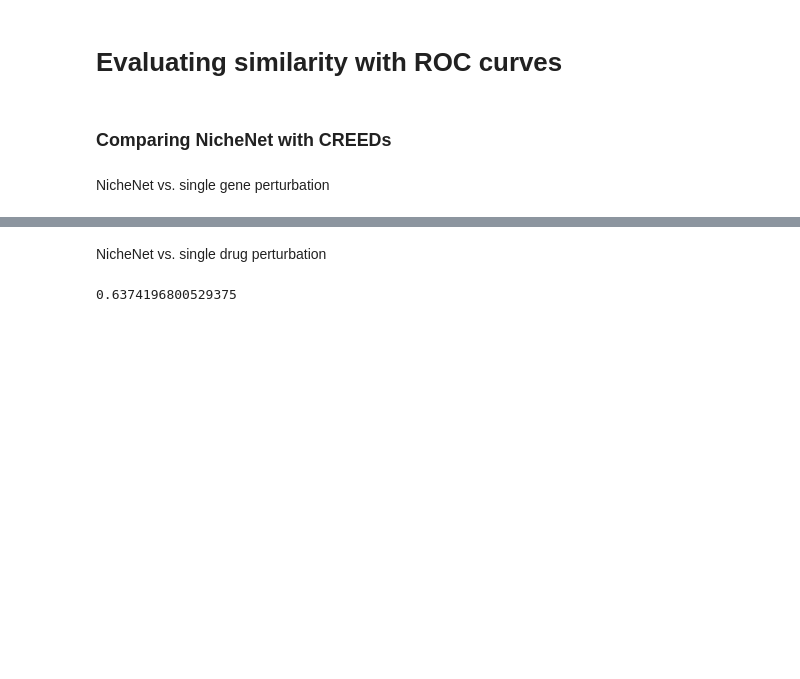
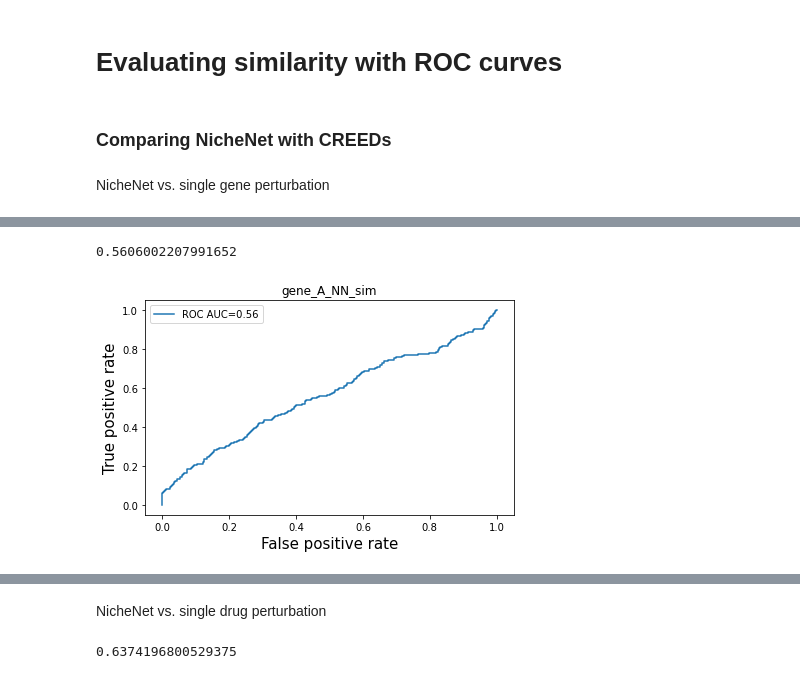
Before and after one commit to Vargeszti/Thesis, a Jupyter notebook: code/similarities.ipynb, the cells around one changed output, grey strips where cells are left out. Cells and saved outputs as stored; diff of their text form; code cells hidden in the pictures; blank space fills up the shorter version.

```diff
--- a/code/similarities.ipynb
+++ b/code/similarities.ipynb
@@ -413,0 +404,5 @@ plt.tight_layout()
+# %%
+NN_vs_gene('gene_A_NN_sim')
+# %% [output]
+0.5606002207991652
+[figure, added]
```
Also changed, not shown: parts of 43 cells of this notebook, 1 other file.
